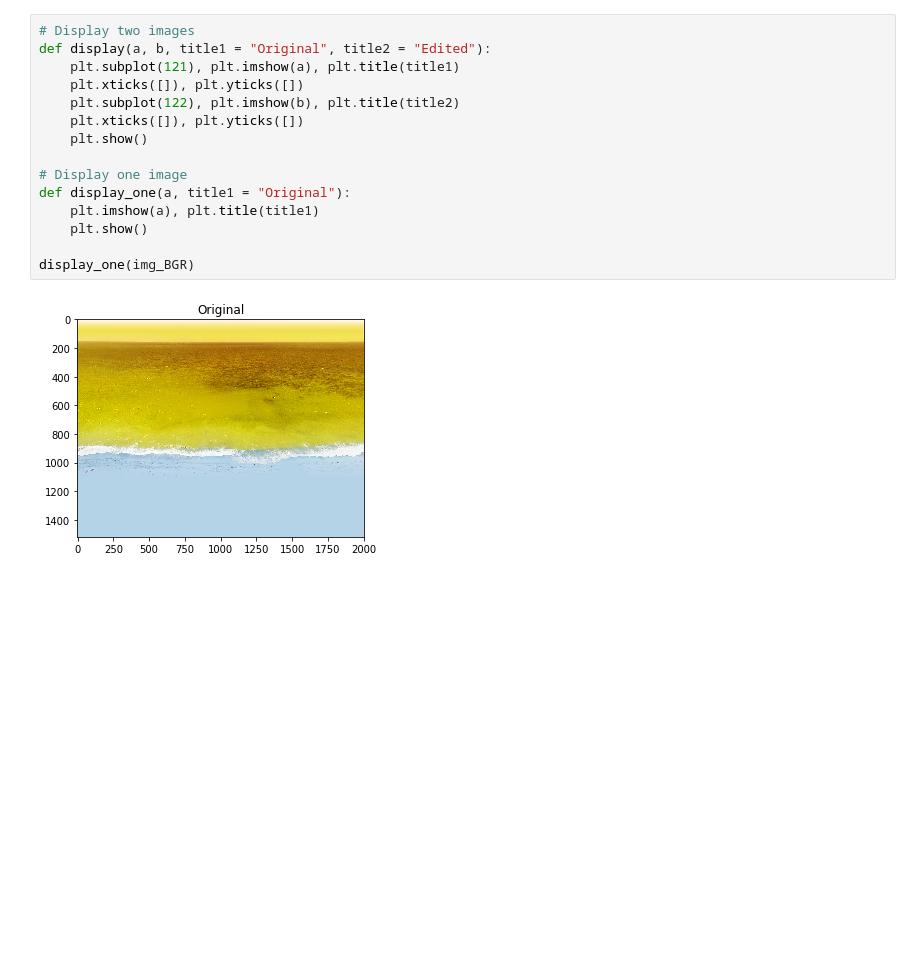
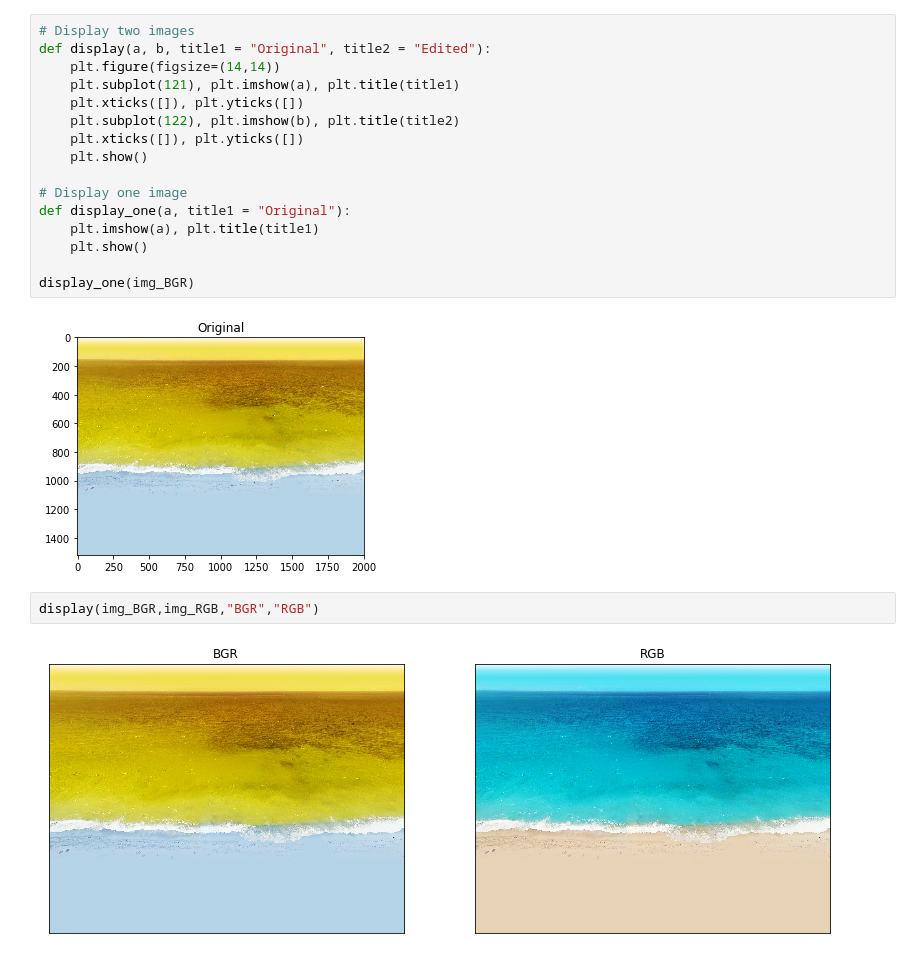
Before and after one commit to waltermayor/DigitalImageProcessing_colab, a Jupyter notebook: Clase1.ipynb, the cells around one changed output. Cells and saved outputs as stored; diff of their text form; blank space fills up the shorter version.

```diff
--- a/Clase1.ipynb
+++ b/Clase1.ipynb
@@ -65,6 +90,7 @@ plt.show()
 # %%
 # Display two images
 def display(a, b, title1 = "Original", title2 = "Edited"):
+    plt.figure(figsize=(14,14))
     plt.subplot(121), plt.imshow(a), plt.title(title1)
     plt.xticks([]), plt.yticks([])
     plt.subplot(122), plt.imshow(b), plt.title(title2)
@@ -79,3 +105,7 @@ def display_one(a, title1 = "Original"):
 display_one(img_BGR)
 # %% [output]
 [figure]
+# %%
+display(img_BGR,img_RGB,"BGR","RGB")
+# %% [output]
+[figure, added]
```
Also changed, not shown: parts of 13 cells of this notebook.
